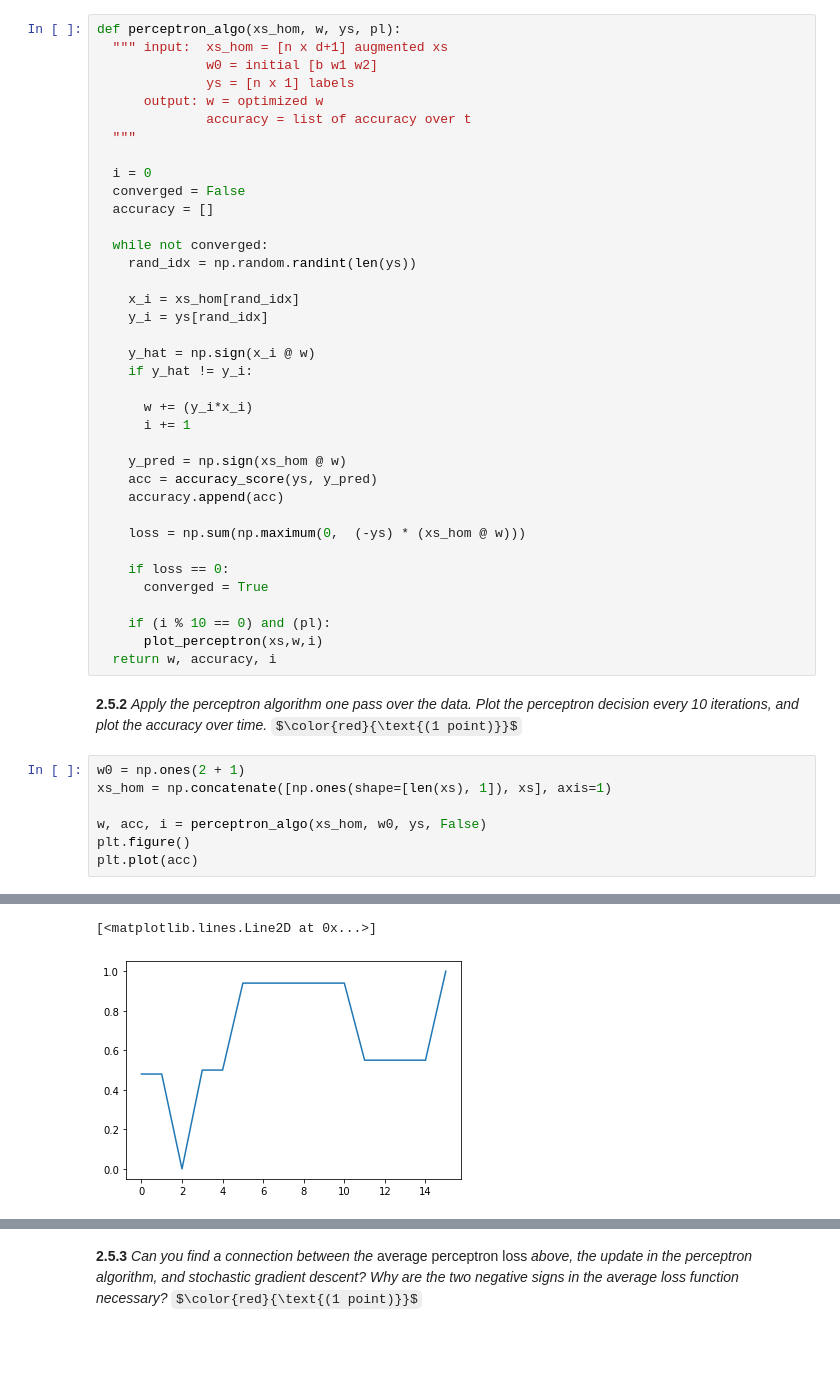
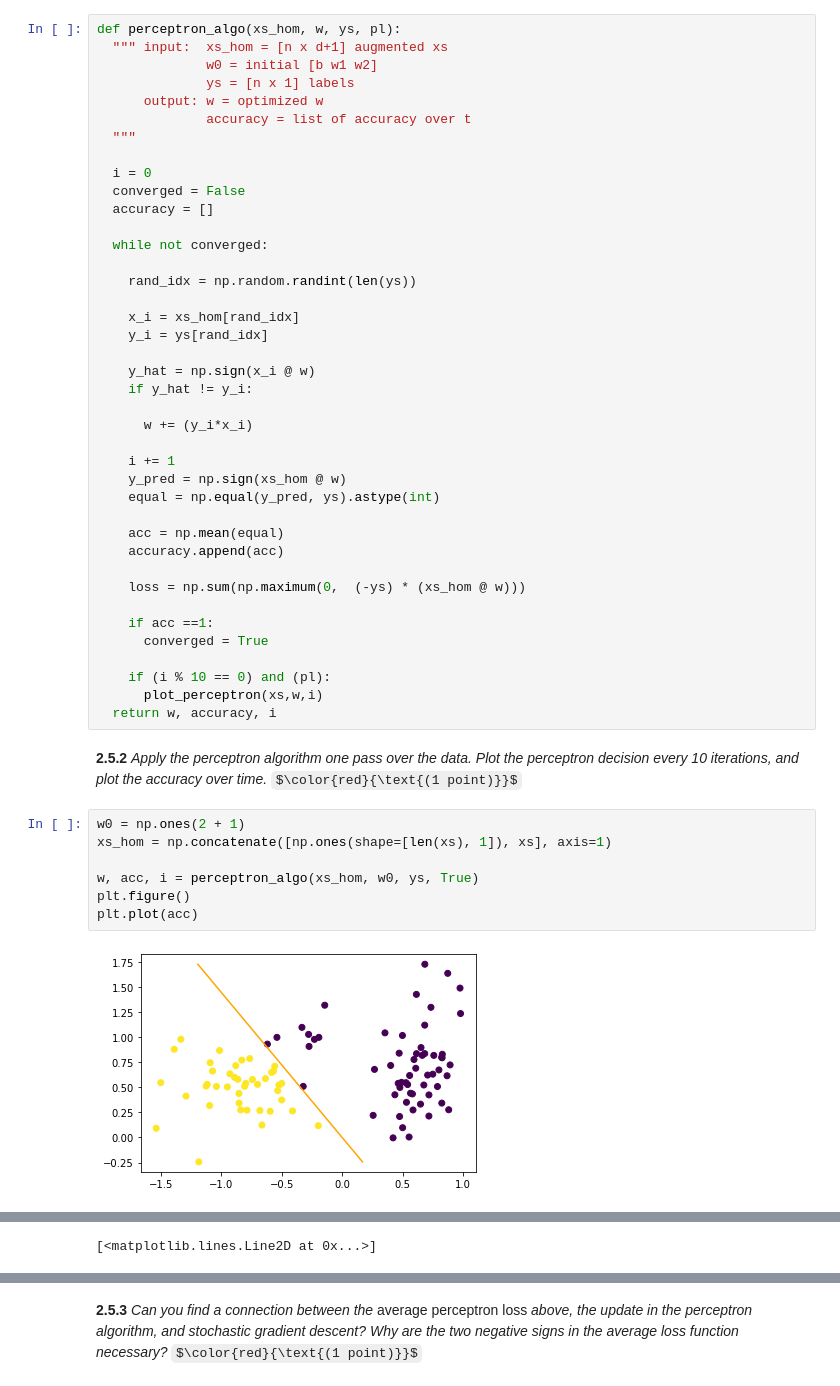
Before and after one commit to rafaelweinert/DD1420_ML_Excercises, a Jupyter notebook: DD1420_HT23_Ex2_STUDENT_VERSION_v3.ipynb, the cells around one changed output, grey strips where cells are left out. Saved outputs shown, nothing was run; the diff lists cells and outputs as text; some formulas as TeX source; blank space fills up the shorter version.

```diff
--- a/DD1420_HT23_Ex2_STUDENT_VERSION_v3.ipynb
+++ b/DD1420_HT23_Ex2_STUDENT_VERSION_v3.ipynb
@@ -715,6 +716,7 @@ def perceptron_algo(xs_hom, w, ys, pl):
   accuracy = []
 
   while not converged:
+
     rand_idx = np.random.randint(len(ys))
 
     x_i = xs_hom[rand_idx]
@@ -724,15 +726,17 @@ def perceptron_algo(xs_hom, w, ys, pl):
     if y_hat != y_i:
 
       w += (y_i*x_i)
-      i += 1
 
+    i += 1
     y_pred = np.sign(xs_hom @ w)
-    acc = accuracy_score(ys, y_pred)
+    equal = np.equal(y_pred, ys).astype(int)
+
+    acc = np.mean(equal)
     accuracy.append(acc)
 
     loss = np.sum(np.maximum(0,  (-ys) * (xs_hom @ w)))
 
-    if loss == 0:
+    if acc ==1:
       converged = True
 
     if (i % 10 == 0) and (pl):
@@ -743,8 +747,9 @@ def perceptron_algo(xs_hom, w, ys, pl):
 # %%
 w0 = np.ones(2 + 1)
 xs_hom = np.concatenate([np.ones(shape=[len(xs), 1]), xs], axis=1)
 
-w, acc, i = perceptron_algo(xs_hom, w0, ys, False)
+w, acc, i = perceptron_algo(xs_hom, w0, ys, True)
 plt.figure()
 plt.plot(acc)
 # %% [output]
+[figure, new version]
@@ -751,2 +759 @@ plt.plot(acc)
 [<matplotlib.lines.Line2D at 0x...>]
-[figure, old version]
```
Also changed, not shown: parts of 24 cells of this notebook.
